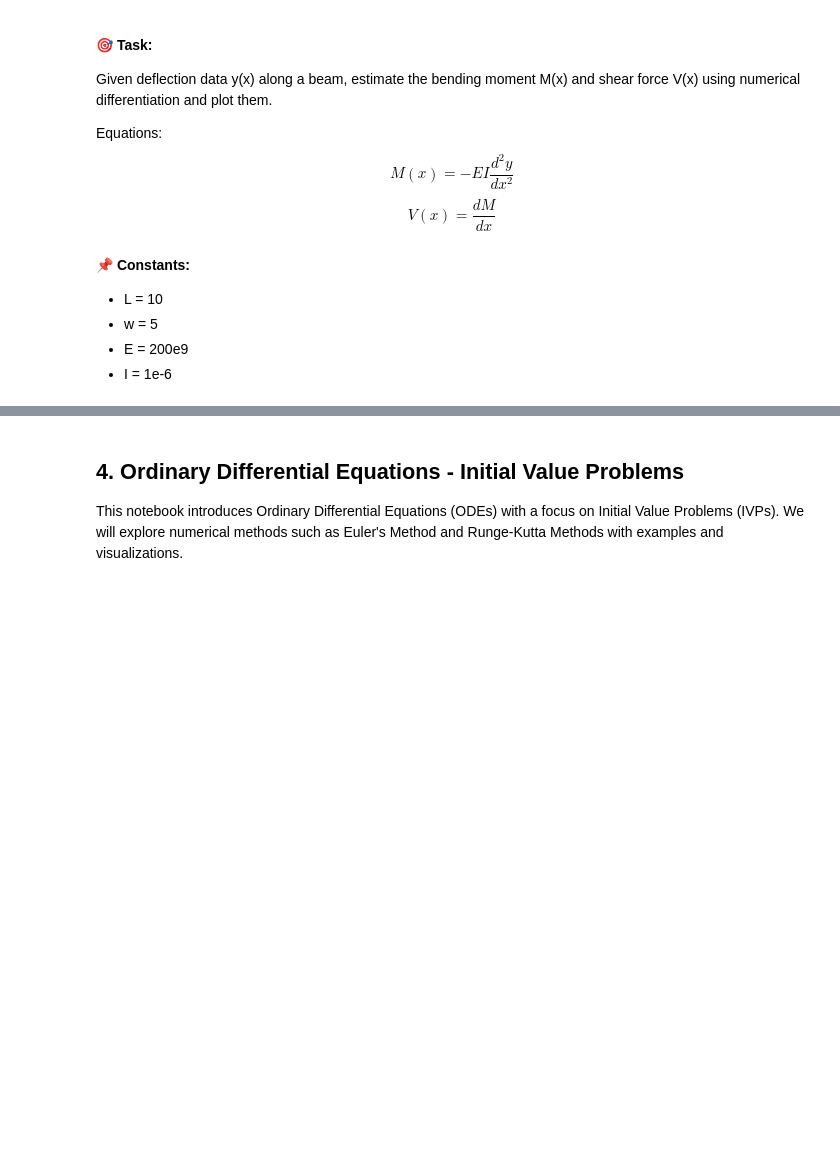
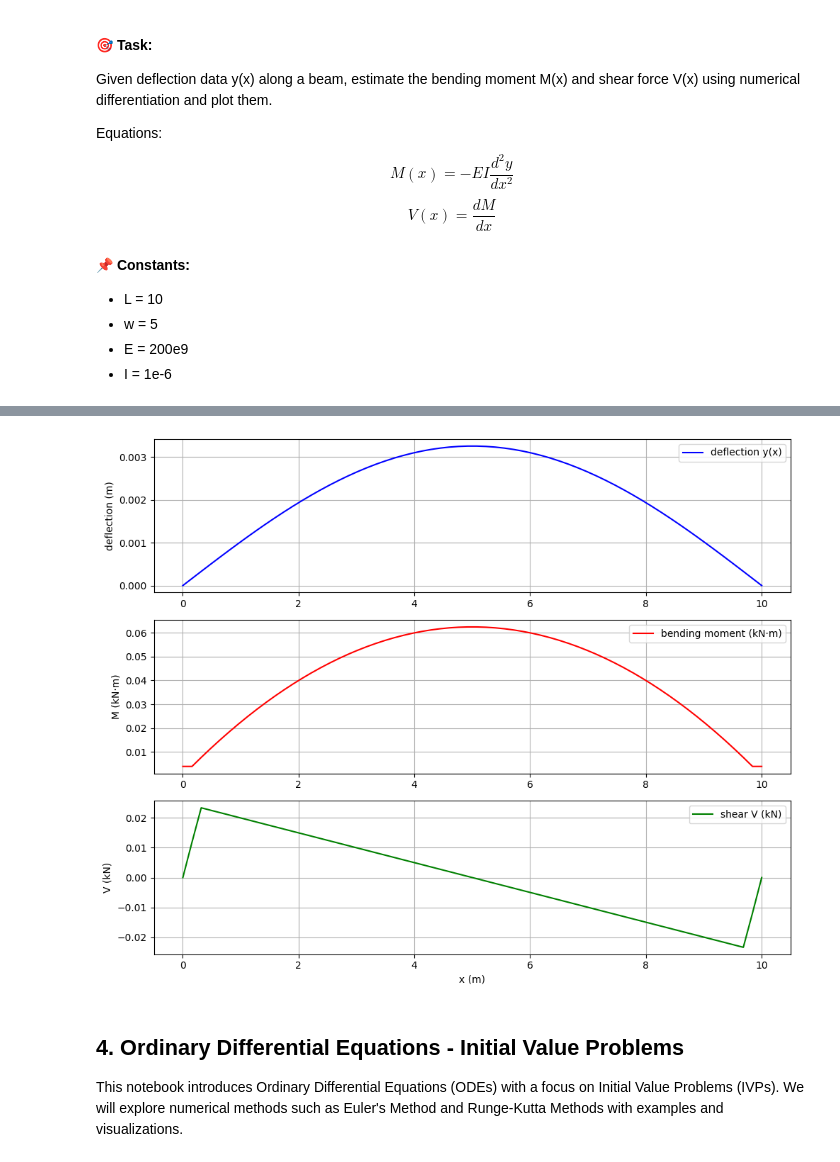
Before and after one commit to sshashkina/Engineering-Methods, a Jupyter notebook: Lecture 10_Interpolation_Differentiation.ipynb, the cells around one changed output, grey strips where cells are left out. Saved outputs shown, nothing was run; the diff lists cells and outputs as text; code cells hidden in the pictures; blank space fills up the shorter version.

```diff
--- a/Lecture 10_Interpolation_Differentiation.ipynb
+++ b/Lecture 10_Interpolation_Differentiation.ipynb
@@ -171,3 +321,68 @@ I = 1e-6   # Moment of inertia in m^4
+# %%
+#what ai recommended to fix mistakes
+import numpy as np
+import matplotlib.pyplot as plt
+
+w = 5      # kN/m
+L = 10     # m
+E = 200e9  # Young's modulus in Pa
+I = 1e-6   # Moment of inertia in m^4
+
+# spatial grid
+x = np.linspace(0, L, 64)
+dx = x[1] - x[0]
+
+# deflection y(x) = w/(24 E I) * x (L^3 - 2 L x^2 + x^3)
+factor = w / (24.0 * E * I)
+y = factor * x * (L**3 - 2 * L * x**2 + x**3)
+
+# allocate derivative arrays
+y_prime = np.zeros_like(x)
+y_double_prime = np.zeros_like(x)
+
+# central differences for interior points
+y_prime[1:-1] = (y[2:] - y[:-2]) / (2.0 * dx)
+y_double_prime[1:-1] = (y[2:] - 2.0 * y[1:-1] + y[:-2]) / (dx**2)
+
+# forward/backward differences at boundaries
+y_prime[0] = (y[1] - y[0]) / dx
+y_prime[-1] = (y[-1] - y[-2]) / dx
+y_double_prime[0] = (y[2] - 2.0*y[1] + y[0]) / (dx**2)
+y_double_prime[-1] = (y[-1] - 2.0*y[-2] + y[-3]) / (dx**2)
+
+# bending moment and shear
+M = -E * I * y_double_prime
+V = np.zeros_like(x)
+V[1:-1] = (M[2:] - M[:-2]) / (2.0 * dx)
+V[0] = (M[1] - M[0]) / dx
+V[-1] = (M[-1] - M[-2]) / dx
+
+# plotting
+plt.figure(figsize=(10, 8))
+
+plt.subplot(3, 1, 1)
+plt.plot(x, y, 'b', label='deflection y(x)')
+plt.ylabel("deflection (m)")
+plt.legend()
+plt.grid(True)
+
+plt.subplot(3, 1, 2)
+plt.plot(x, M / 1e3, 'r', label='bending moment (kN·m)')
+plt.ylabel('M (kN·m)')
+plt.legend()
+plt.grid(True)
+
+plt.subplot(3, 1, 3)
+plt.plot(x, V / 1e3, 'g', label='shear V (kN)')
+plt.xlabel('x (m)')
+plt.ylabel('V (kN)')
+plt.legend()
+plt.grid(True)
+
+plt.tight_layout()
+plt.show()
+# %% [output]
+[figure, added]
 # %% [markdown]
 
 ## 4. Ordinary Differential Equations - Initial Value Problems
```
Also changed, not shown: parts of 7 cells of this notebook.
